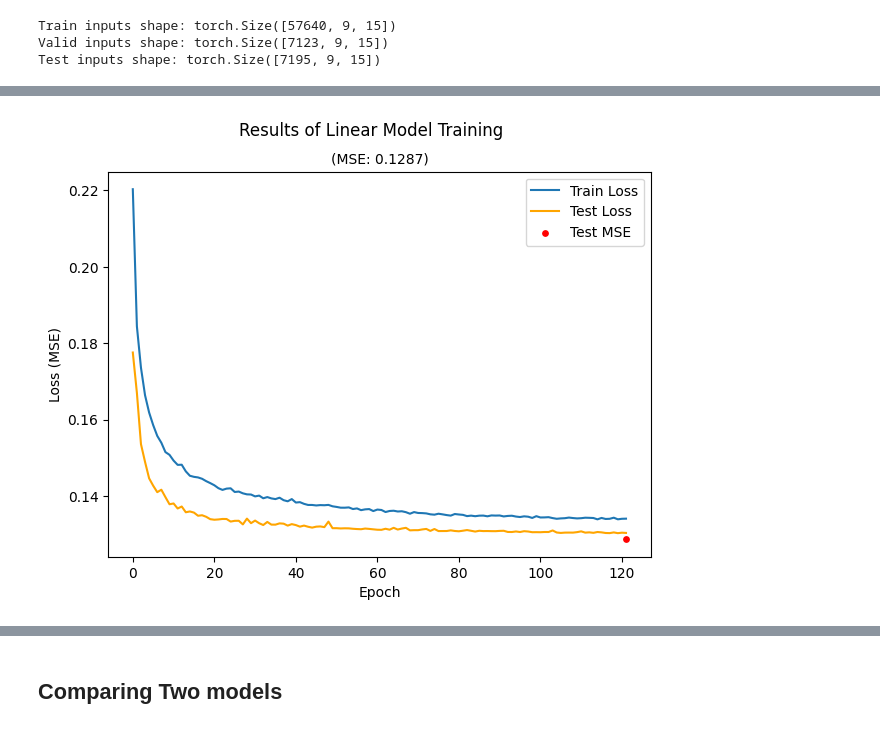
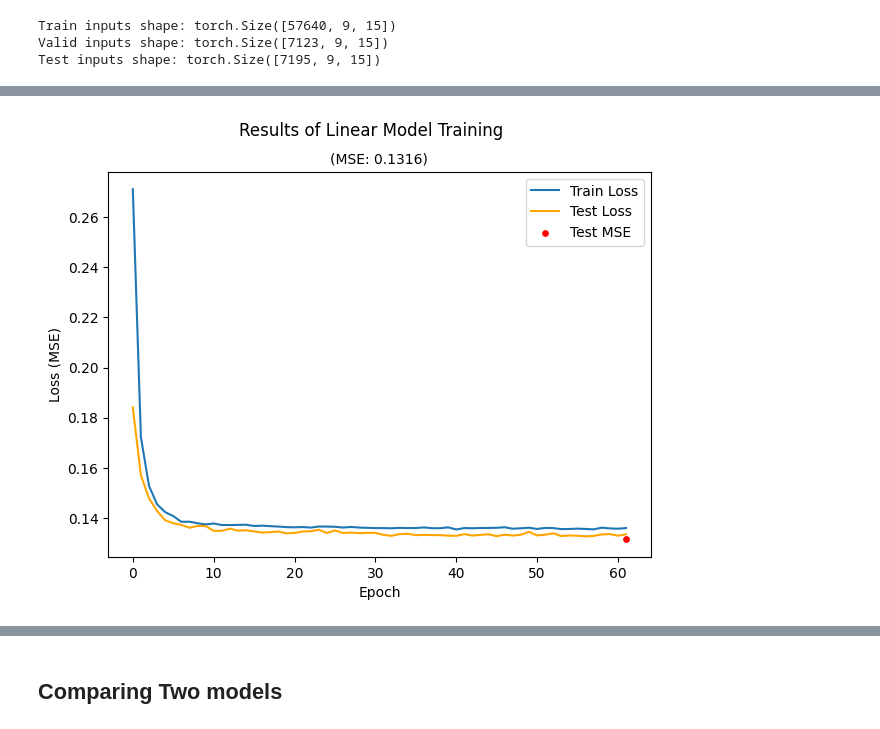
Before and after one commit to zybecker/DS-5500, a Jupyter notebook: RNN_Model/NN_final_models.ipynb, the cells around one changed output, grey strips where cells are left out. Drawn from its saved outputs; the diff is of its cells as text; code cells hidden in the pictures.

```diff
--- a/RNN_Model/NN_final_models.ipynb
+++ b/RNN_Model/NN_final_models.ipynb
@@ -134,5 +112,11 @@ class SimpleNet(nn.Module):
+# %%
+batch_size = 32
+lr = 0.0001
+mlp_dropout = 0.5
+weight_decay = 0.001
+hidden_size = 16
+grad_clip = 0.5
 # %%
-batch_size = 32
 num_epochs = 250
 early_stop_patience = 15
 
@@ -142,14 +126,14 @@ valid_dataloader = DataLoader(valid_dataset, batch_size=batch_size, shuffle=True
 
 # Create model object
 in_features, seq_len = train_dataloader.dataset[0][0].shape
-simple_baseball_mlp = SimpleNet(in_features=in_features, seq_len=seq_len, hidden_features=16, dropout=0.1).to(DEVICE)
+simple_baseball_mlp = SimpleNet(in_features=in_features, seq_len=seq_len, hidden_features=hidden_size, dropout=mlp_dropout).to(DEVICE)
 
 # Print trainable parameters
 trainable_params = sum(p.numel() for p in simple_baseball_mlp.parameters() if p.requires_grad)
 print(f"Trainable parameters: {trainable_params:,}")
 
 # Optimizer and scheduler
-optimizer = optim.AdamW(simple_baseball_mlp.parameters(), lr=0.00001, weight_decay=0.001)
+optimizer = optim.Adam(simple_baseball_mlp.parameters(), lr=lr, weight_decay=weight_decay)
 early_stopper = EarlyStopping(patience=early_stop_patience, min_delta=0.0001)
 
 # Training logs
@@ -161,7 +145,7 @@ mlp_grads = []
 pbar = tqdm(range(num_epochs), desc="Training MLP")
 for epoch in pbar:
     # Get average loss over batches for training
-    avg_train_loss = train_model(simple_baseball_mlp, optimizer, train_dataloader, DEVICE, loss_fn='MSE', grad_clip=None)
+    avg_train_loss = train_model(simple_baseball_mlp, optimizer, train_dataloader, DEVICE, loss_fn='MSE', grad_clip=grad_clip)
     mlp_log.append(avg_train_loss)
 
     # Validation loss
@@ -245,18 +229,21 @@ plt.show()
 # %%
 loss = 'MSE'
+loss_val = mlp_test_MSE
+
+
 # Plot loss over time, final test stats
 plt.figure(figsize=(7, 5))
 plt.suptitle("Results of Linear Model Training")
-plt.title(f"({loss}: {mlp_test_MSE:.4})", size=10)
+plt.title(f"({loss}: {loss_val:.4})", size=10)
 plt.ylabel(f'Loss ({loss})')
 plt.xlabel('Epoch')
 plt.plot(mlp_log[:], label='Train Loss')
 plt.plot(mlp_eval_log[:], label='Test Loss', color='orange')
-plt.scatter(x=len(mlp_log)-1, y=mlp_test_MSE, color='r', label=f"Test {loss}", s=15)
+plt.scatter(x=len(mlp_log)-1, y=loss_val, color='r', label=f"Test {loss}", s=15)
 plt.legend()
 plt.show()
 # %% [output]
-[figure, old version]
+[figure, new version]
 # %%
 # Plot predicted vs. actual
 plt.title("Predicted vs. Actual")
```
Also changed, not shown: parts of 30 cells of this notebook, 8 other files.
